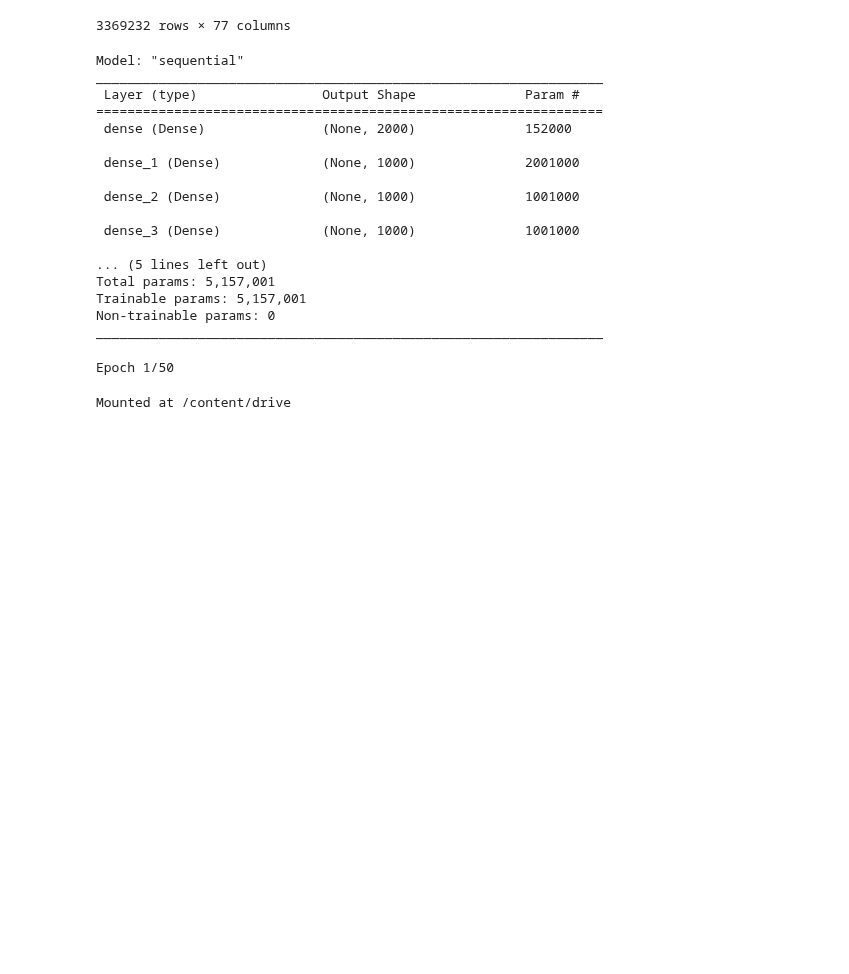
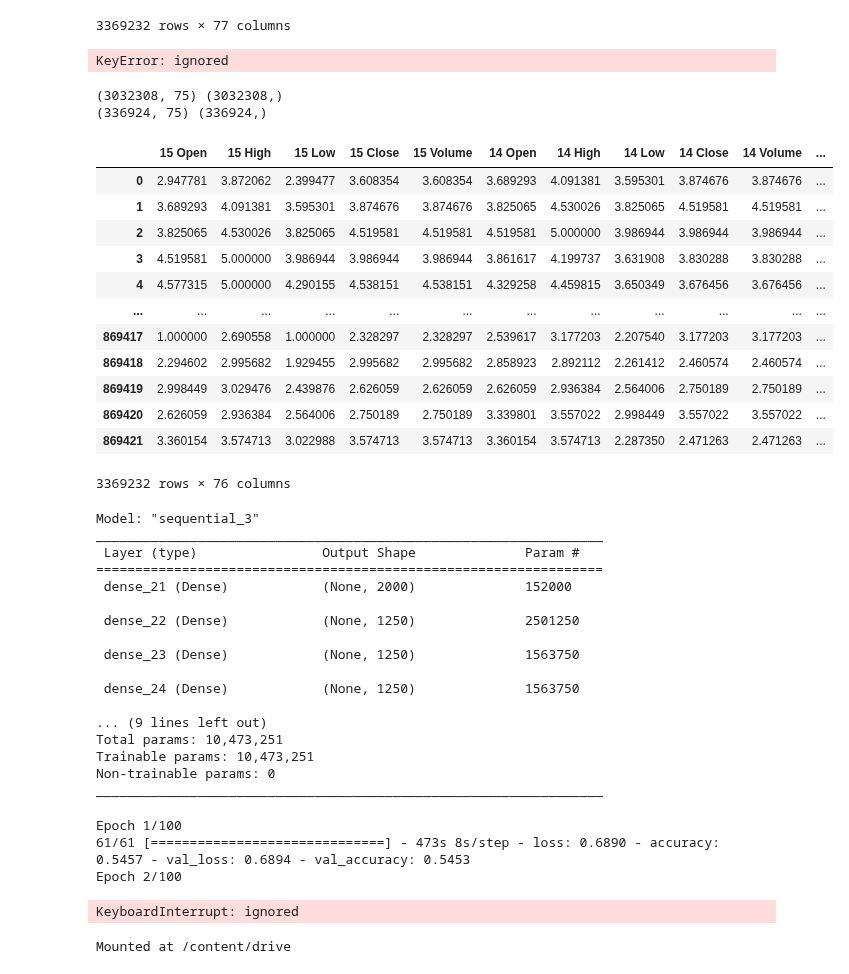
Before and after one commit to aliprg0/Google_Colab, a Jupyter notebook: MP_v05.ipynb, the cells around one changed output. Saved outputs shown, nothing was run; the diff lists cells and outputs as text; code cells hidden in the pictures; blank space fills up the shorter version.

Commit message:
hour txt prediction - updated model

```diff
--- a/MP_v05.ipynb
+++ b/MP_v05.ipynb
@@ -277,3 +277,27 @@ data
 | 869420 | 5070 | 2.626059 | 2.936384 | 2.564006 | 2.750189 | 2.750189 | 3.339801 | 3.557022 | 2.998449 | 3.557022 | ... |
 | 869421 | 5071 | 3.360154 | 3.574713 | 3.022988 | 3.574713 | 3.574713 | 3.360154 | 3.574713 | 2.287350 | 2.471263 | ... |
 3369232 rows × 77 columns
+# %%
+data = pd.read_parquet("/content/drive/MyDrive/lol2.parquet")
+data = data.drop("Unnamed: 0",axis=1)
+# %% [output]
+KeyError: ignored
+# %%
+xTrain, xTest, yTrain, yTest = spliting(data)
+data
+# %% [output]
+(3032308, 75) (3032308,)
+(336924, 75) (336924,)
+|  | 15 Open | 15 High | 15 Low | 15 Close | 15 Volume | 14 Open | 14 High | 14 Low | 14 Close | 14 Volume | ... |
+| 0 | 2.947781 | 3.872062 | 2.399477 | 3.608354 | 3.608354 | 3.689293 | 4.091381 | 3.595301 | 3.874676 | 3.874676 | ... |
+| 1 | 3.689293 | 4.091381 | 3.595301 | 3.874676 | 3.874676 | 3.825065 | 4.530026 | 3.825065 | 4.519581 | 4.519581 | ... |
+| 2 | 3.825065 | 4.530026 | 3.825065 | 4.519581 | 4.519581 | 4.519581 | 5.000000 | 3.986944 | 3.986944 | 3.986944 | ... |
+| 3 | 4.519581 | 5.000000 | 3.986944 | 3.986944 | 3.986944 | 3.861617 | 4.199737 | 3.631908 | 3.830288 | 3.830288 | ... |
+| 4 | 4.577315 | 5.000000 | 4.290155 | 4.538151 | 4.538151 | 4.329258 | 4.459815 | 3.650349 | 3.676456 | 3.676456 | ... |
+| ... | ... | ... | ... | ... | ... | ... | ... | ... | ... | ... | ... |
+| 869417 | 1.000000 | 2.690558 | 1.000000 | 2.328297 | 2.328297 | 2.539617 | 3.177203 | 2.207540 | 3.177203 | 3.177203 | ... |
+| 869418 | 2.294602 | 2.995682 | 1.929455 | 2.995682 | 2.995682 | 2.858923 | 2.892112 | 2.261412 | 2.460574 | 2.460574 | ... |
+| 869419 | 2.998449 | 3.029476 | 2.439876 | 2.626059 | 2.626059 | 2.626059 | 2.936384 | 2.564006 | 2.750189 | 2.750189 | ... |
+| 869420 | 2.626059 | 2.936384 | 2.564006 | 2.750189 | 2.750189 | 3.339801 | 3.557022 | 2.998449 | 3.557022 | 3.557022 | ... |
+| 869421 | 3.360154 | 3.574713 | 3.022988 | 3.574713 | 3.574713 | 3.360154 | 3.574713 | 2.287350 | 2.471263 | 2.471263 | ... |
+3369232 rows × 76 columns
@@ -284,37 +313,41 @@ model = Sequential()
 
 
 model.add(Dense(2000, activation='relu', input_shape=(xTrain.shape[1],)))
-model.add(Dense(1000, activation='relu'))
-model.add(Dense(1000, activation='relu'))
-model.add(Dense(1000, activation='relu'))
-model.add(Dense(1000, activation='relu'))
-
+model.add(Dense(1250, activation='relu'))
+model.add(Dense(1250, activation='relu'))
+model.add(Dense(1250, activation='relu'))
+model.add(Dense(1250, activation='relu'))
+model.add(Dense(1250, activation='relu'))
+model.add(Dense(1250, activation='relu'))
 model.add(Dense(1, activation='sigmoid'))
 
 model.compile(optimizer="adam", loss='binary_crossentropy',metrics=['accuracy'])
 model.summary()
 # %% [output]
-Model: "sequential"
+Model: "sequential_3"
 _________________________________________________________________
  Layer (type)                Output Shape              Param #
 =================================================================
- dense (Dense)               (None, 2000)              152000
+ dense_21 (Dense)            (None, 2000)              152000
 
- dense_1 (Dense)             (None, 1000)              2001000
+ dense_22 (Dense)            (None, 1250)              2501250
 
- dense_2 (Dense)             (None, 1000)              1001000
+ dense_23 (Dense)            (None, 1250)              1563750
 
- dense_3 (Dense)             (None, 1000)              1001000
+ dense_24 (Dense)            (None, 1250)              1563750
 
-... (5 lines left out)
-Total params: 5,157,001
-Trainable params: 5,157,001
+... (9 lines left out)
+Total params: 10,473,251
+Trainable params: 10,473,251
 Non-trainable params: 0
 _________________________________________________________________
 # %%
-model.fit(xTrain,yTrain,epochs=50,batch_size=25000,validation_data=(xTest,yTest))
+model.fit(xTrain,yTrain,epochs=100,batch_size=50000,validation_data=(xTest,yTest))
 # %% [output]
-Epoch 1/50
+Epoch 1/100
+61/61 [==============================] - 473s 8s/step - loss: 0.6890 - accuracy: 0.5457 - val_loss: 0.6894 - val_accuracy: 0.5453
+Epoch 2/100
+KeyboardInterrupt: ignored
 # %%
 from google.colab import drive
 drive.mount("/content/drive")
```
Also changed, not shown: parts of 3 cells of this notebook.
